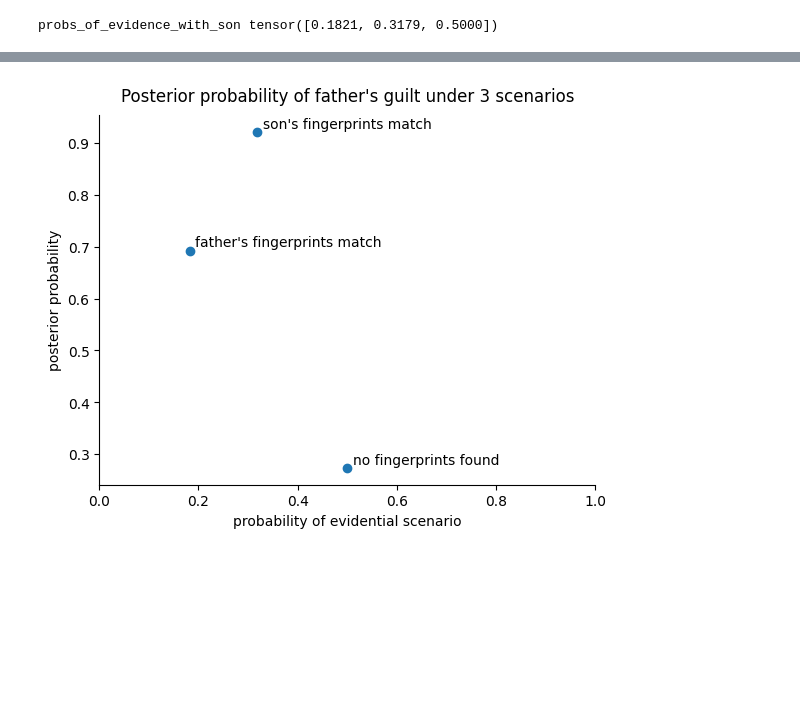
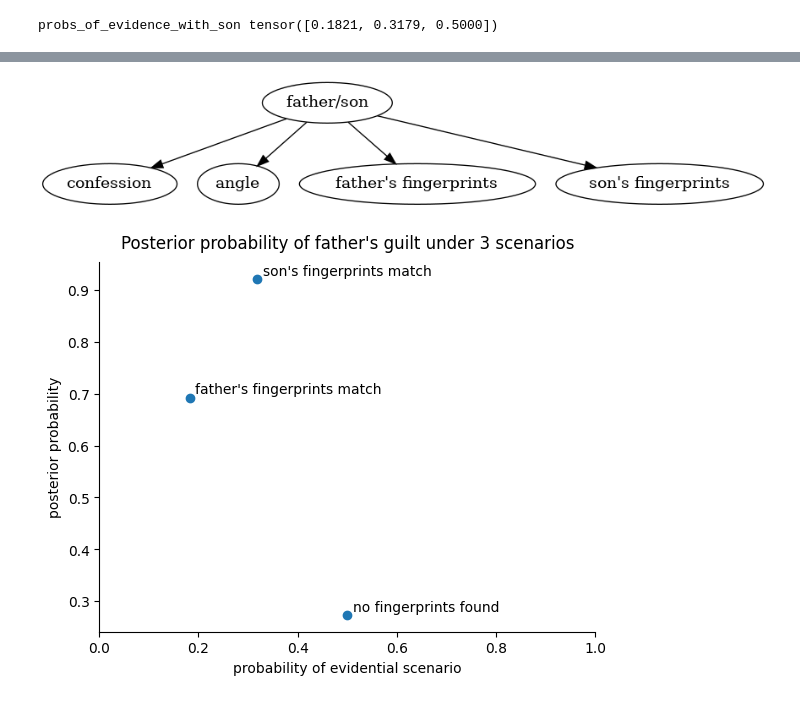
Before and after one commit to rfl-urbaniak/MRbook, a Jupyter notebook: docs/weight/tinbox.ipynb, the cells around one changed output, grey strips where cells are left out. Drawn from its saved outputs; the diff is of its cells as text; code cells hidden in the pictures; blank space fills up the shorter version.

Commit message:
revised tinbox posteriors figures

```diff
--- a/docs/weight/tinbox.ipynb
+++ b/docs/weight/tinbox.ipynb
@@ -811,3 +819,64 @@ probs_of_evidence_with_son tensor([0.1821, 0.3179, 0.5000])
+# %%
+# simplistic DAG
+
+# from graphviz import Digraph
+# from IPython.display import Image, display
+
+# dot = Digraph(comment="Modified Murder Case DAG with Other's Fingerprints")
+
+# dot.node('father', 'Father')
+# dot.node('confession', 'Confession')
+# dot.node('angle', 'Angle')
+# dot.node('father_fingerprints', 'Father\'s Fingerprints')
+# dot.node('others_fingerprints', 'Other\'s Fingerprints')
+# dot.node('posterior_father_fathers_fingerprint', 'Posterior Father\'s Fingerprints')
+# dot.node('posterior_father_not_fathers_fingerprint', 'Posterior Other\'s Fingerprints')
+# dot.node('posterior_father_no_fingerprint', 'Posterior No Fingerprints')
+
+
+# dot.edge('father', 'father_fingerprints')
+# dot.edge('father', 'others_fingerprints')
+# dot.edge('father', 'confession')
+# dot.edge('father', 'angle')
+
+# dot.edge('father_fingerprints', 'posterior_father_fathers_fingerprint')
+# dot.edge('father_fingerprints', 'posterior_father_not_fathers_fingerprint')
+# dot.edge('others_fingerprints', 'posterior_father_not_fathers_fingerprint')
+# dot.edge('others_fingerprints', 'posterior_father_fathers_fingerprint')
+
+# dot.edge('confession', 'posterior_father_fathers_fingerprint')
+# dot.edge('confession', 'posterior_father_not_fathers_fingerprint')
+# dot.edge('confession', 'posterior_father_no_fingerprint')
+
+# dot.edge('angle', 'posterior_father_fathers_fingerprint')
+# dot.edge('angle', 'posterior_father_not_fathers_fingerprint')
+# dot.edge('angle', 'posterior_father_no_fingerprint')
+
+# png_path = dot.render('figures/dag_tinbox_father', format='png')
+# display(Image(png_path))
+# no posterior row version
+from graphviz import Digraph
+from IPython.display import Image, display
+
+dot = Digraph(comment="Modified Murder Case DAG with Other's Fingerprints")
+
+dot.node("father/son", "father/son")
+dot.node("confession", "confession")
+dot.node("angle", "angle")
+dot.node("father_fingerprints", "father's fingerprints")
+dot.node("sons_fingerprints", "son's fingerprints")
+
+dot.edge("father/son", "father_fingerprints")
+dot.edge("father/son", "sons_fingerprints")
+dot.edge("father/son", "confession")
+dot.edge("father/son", "angle")
+
+
+png_path = dot.render("figures/dag_tinbox_father_son_2", format="png")
+
+display(Image(png_path))
+# %% [output]
+[figure, added]
 # %%
 posterior_guilt_probs = [
     father_posterior_fathers_fingerprint[1],
```
Also changed, not shown: parts of 3 cells of this notebook, 3 other files.
